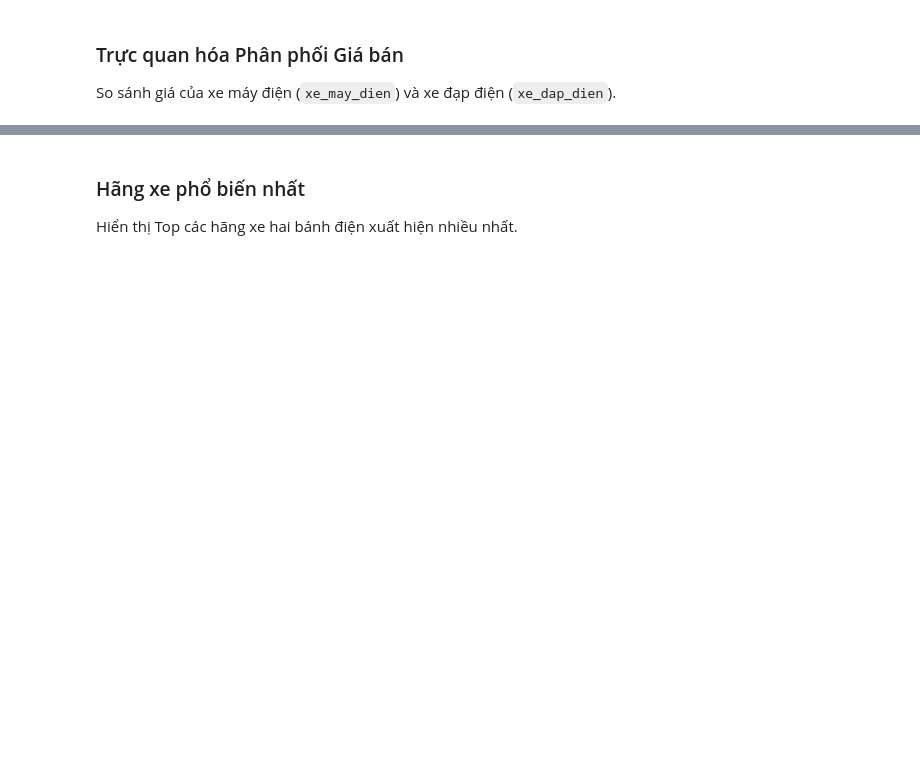
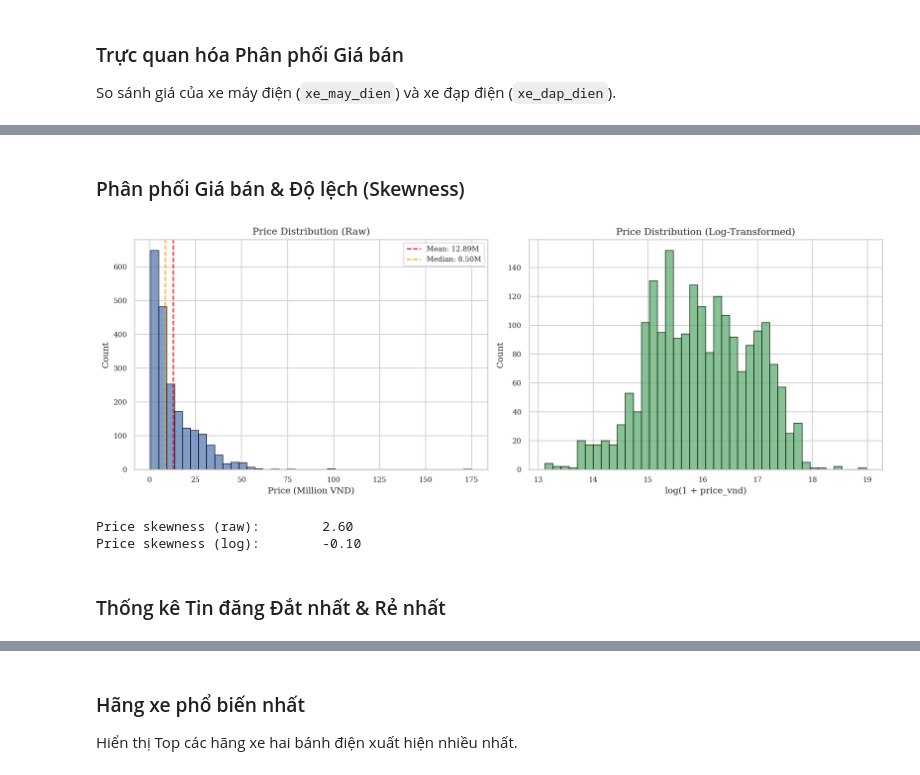
Before and after one commit to ElysiaTheElysier/DSR, a Jupyter notebook: notebooks/two_wheelers_analysis.ipynb, the cells around one changed output, grey strips where cells are left out. Saved outputs shown, nothing was run; the diff lists cells and outputs as text; code cells hidden in the pictures; blank space fills up the shorter version.

```diff
--- a/notebooks/two_wheelers_analysis.ipynb
+++ b/notebooks/two_wheelers_analysis.ipynb
@@ -69,0 +104,32 @@ plt.show()
+# %% [markdown]
+### Phân phối Giá bán & Độ lệch (Skewness)
+# %%
+fig, axes = plt.subplots(1, 2, figsize=(14, 5))
+price = df["price_vnd"].dropna() / 1e6
+axes[0].hist(price, bins=40, color=COLOR_PRIMARY, edgecolor="black", alpha=0.7)
+axes[0].axvline(price.mean(), color="red", linestyle="--", label=f"Mean: {price.mean():.2f}M")
+axes[0].axvline(price.median(), color="orange", linestyle="--", label=f"Median: {price.median():.2f}M")
+axes[0].set_xlabel("Price (Million VND)")
+axes[0].set_ylabel("Count")
+axes[0].set_title("Price Distribution (Raw)")
+axes[0].legend()
+
+# Log-transformed
+log_price = np.log1p(df["price_vnd"].dropna())
+axes[1].hist(log_price, bins=40, color=COLOR_GOOD, edgecolor="black", alpha=0.7)
+axes[1].set_xlabel("log(1 + price_vnd)")
+axes[1].set_ylabel("Count")
+axes[1].set_title("Price Distribution (Log-Transformed)")
+
+plt.tight_layout()
+plt.savefig(REPORTS_DIR / "price_skewness_raw_vs_log.pdf", bbox_inches="tight")
+plt.show()
+
+print(f"Price skewness (raw):        {price.skew():.2f}")
+print(f"Price skewness (log):        {log_price.skew():.2f}")
+# %% [output]
+[figure, added]
+Price skewness (raw):        2.60
+Price skewness (log):        -0.10
+# %% [markdown]
+### Thống kê Tin đăng Đắt nhất & Rẻ nhất
```
Also changed, not shown: parts of 20 cells of this notebook, 21 other files.
